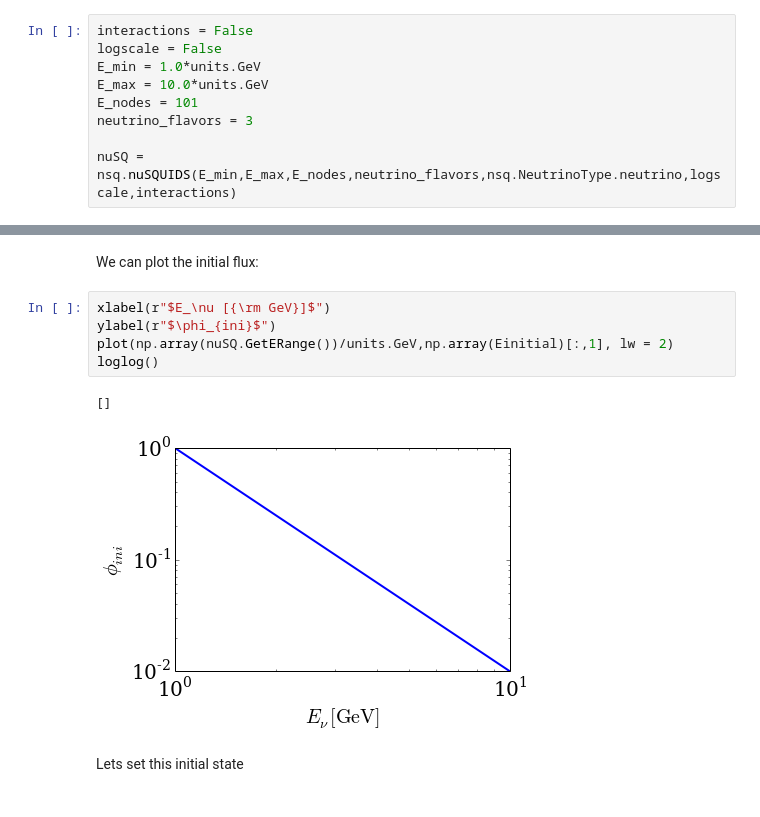
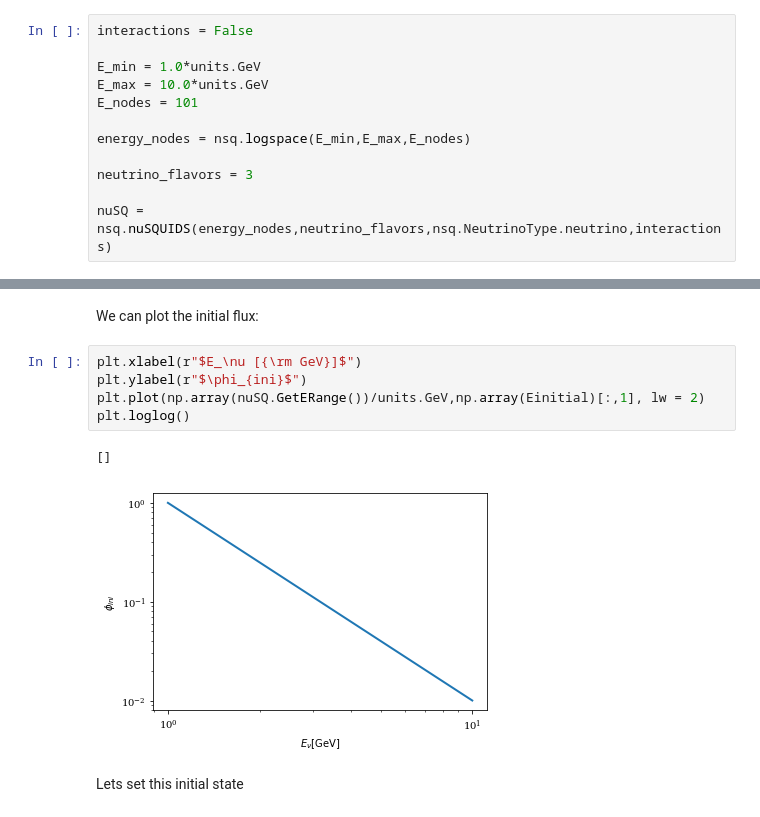
Before and after one commit to arguelles/nuSQuIDS, a Jupyter notebook: resources/python/example/nuSQUIDS-DEMO.ipynb, the cells around one changed output, grey strips where cells are left out. Drawn from its saved outputs; the diff is of its cells as text.

```diff
--- a/resources/python/example/nuSQUIDS-DEMO.ipynb
+++ b/resources/python/example/nuSQUIDS-DEMO.ipynb
@@ -234,12 +236,15 @@ for given $E_{\rm min}$, $E_{\rm max}$, and number of nodes. In this example we
 # %%
 interactions = False
-logscale = False
+
 E_min = 1.0*units.GeV
 E_max = 10.0*units.GeV
 E_nodes = 101
+
+energy_nodes = nsq.logspace(E_min,E_max,E_nodes)
+
 neutrino_flavors = 3
 
-nuSQ = nsq.nuSQUIDS(E_min,E_max,E_nodes,neutrino_flavors,nsq.NeutrinoType.neutrino,logscale,interactions)
+nuSQ = nsq.nuSQUIDS(energy_nodes,neutrino_flavors,nsq.NeutrinoType.neutrino,interactions)
 # %% [markdown]
 We can see the nodes energies $\{E_i\}$, which is (in [eV])
 # %%
@@ -278,13 +283,13 @@ Einitial = (Eflux(nuSQ.GetERange()).reshape((101,1)))*(np.array([0.,1.,0.]).resh
 # %% [markdown]
 We can plot the initial flux:
 # %%
-xlabel(r"$E_\nu [{\rm GeV}]$")
-ylabel(r"$\phi_{ini}$")
-plot(np.array(nuSQ.GetERange())/units.GeV,np.array(Einitial)[:,1], lw = 2)
-loglog()
+plt.xlabel(r"$E_\nu [{\rm GeV}]$")
+plt.ylabel(r"$\phi_{ini}$")
+plt.plot(np.array(nuSQ.GetERange())/units.GeV,np.array(Einitial)[:,1], lw = 2)
+plt.loglog()
 # %% [output]
 []
-[figure, old version]
+[figure, new version]
 # %% [markdown]
 Lets set this initial state
 # %%
```
Also changed, not shown: parts of 45 cells of this notebook, 5 other files.
